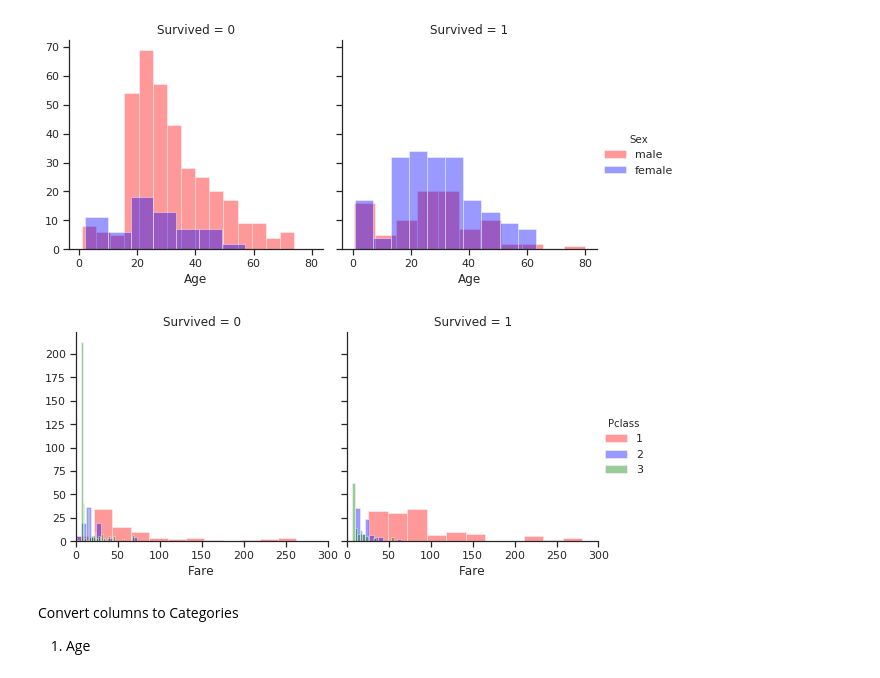
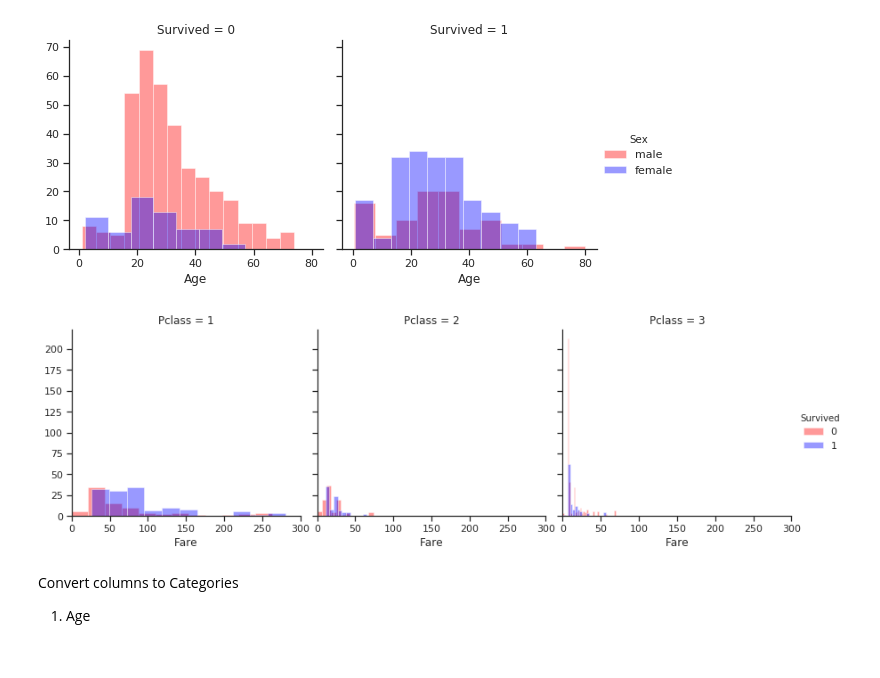
Before and after one commit to kobetryz/ML_projects-, a Jupyter notebook: Titanic survival prediction/Titanic predictions.ipynb, the cells around one changed output. Drawn from its saved outputs; the diff is of its cells as text; code cells hidden in the pictures.

```diff
--- a/Titanic survival prediction/Titanic predictions.ipynb
+++ b/Titanic survival prediction/Titanic predictions.ipynb
@@ -124,16 +124,16 @@ plt.show()
 # %% [output]
 [figure]
 # %%
-col = {'color':['red', 'blue','green']}
+col = {'color':['red', 'blue']}
 sns.set(style ='ticks')
-g = sns.FacetGrid(training, col="Survived",hue= 'Pclass',hue_kws= col, size=4)
+g = sns.FacetGrid(training, col="Pclass",hue= 'Survived',hue_kws= col, size=4)
 # For each subset of values, generate a kernel density plot of the "Age" columns.
 g.map(sns.distplot, "Fare", color = 'navy', kde = False, )
 g.add_legend()
 plt.xlim(0,300)
 plt.show()
 # %% [output]
-[figure, old version]
+[figure, new version]
 # %% [markdown]
 Convert columns to Categories
 1. Age
```
Also changed, not shown: parts of 20 cells of this notebook.
